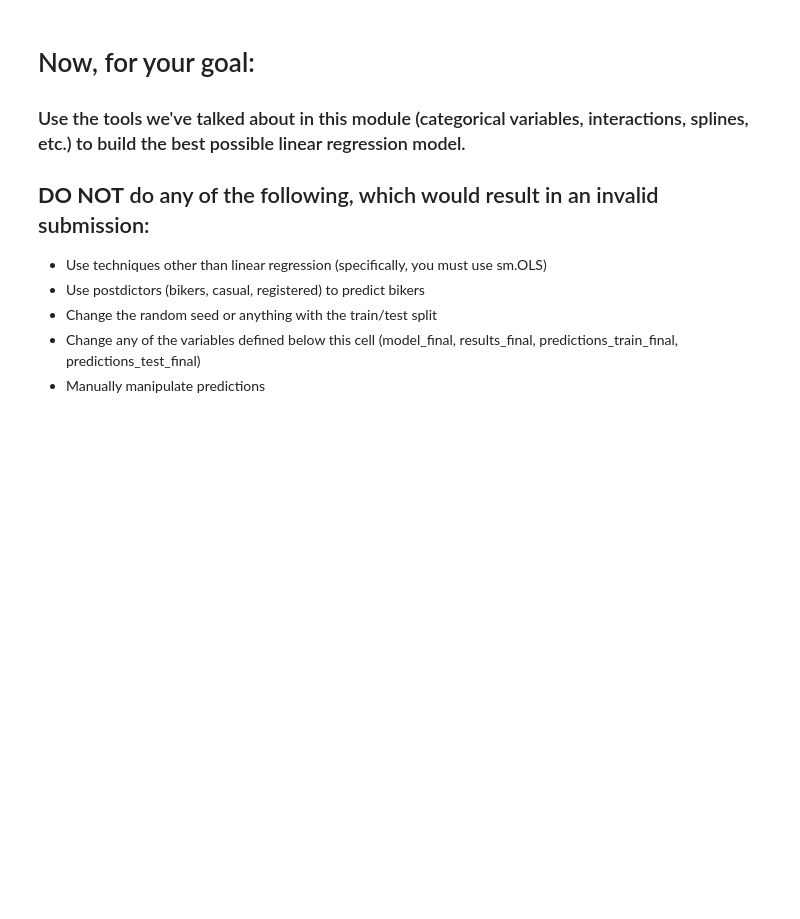
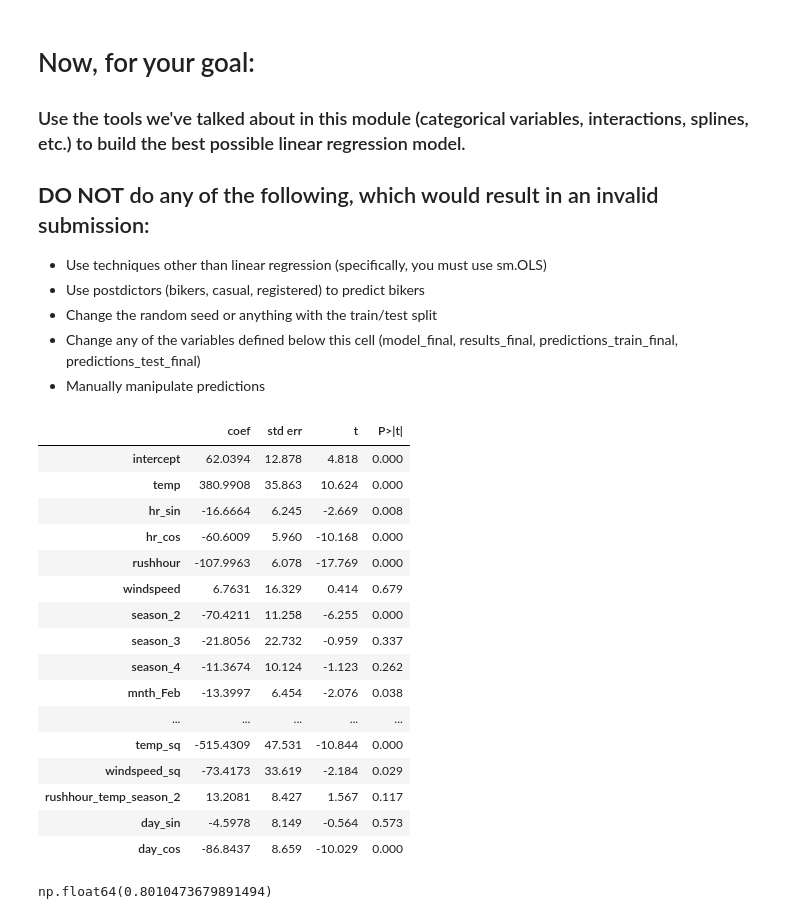
Before and after one commit to mikaylr/code_2600, a Jupyter notebook: mod05_nonlinear.ipynb, the cells around one changed output. Saved outputs shown, nothing was run; the diff lists cells and outputs as text; code cells hidden in the pictures; blank space fills up the shorter version.

```diff
--- a/mod05_nonlinear.ipynb
+++ b/mod05_nonlinear.ipynb
@@ -356,0 +452,3 @@ plot_avg_actual_vs_predicted_by_feature(X=X_train,
+# %%
+X_train['temp_sq'] = X_train['temp'] ** 2
+X_test['temp_sq'] = X_test['temp'] ** 2
@@ -357,12 +492,87 @@ plot_avg_actual_vs_predicted_by_feature(X=X_train,
 # %%
 # Build your linear regression model here.
 vars_to_include = [
-    #fillin
+    'intercept',
+    'temp',
+    'hr_sin',
+    'hr_cos',
+    'rushhour',
+    'windspeed',
+    'season_2',
+    'season_3',
+    'season_4',
+    'mnth_Feb',
+    'mnth_March',
+    'mnth_April',
+    'mnth_May',
+    'mnth_June',
+    'mnth_July',
+    'mnth_Aug',
+    'mnth_Sept',
+    'mnth_Oct',
+    'mnth_Nov',
+    'mnth_Dec',
+    'hr_sin_workingday',
+    'hr_cos_workingday',
+    'temp_season_2',
+    'temp_season_3',
+    'temp_season_4',
+    'hum',
+    'hum_cube',
+    'weather_cloudy/misty',
+    'weather_light rain/snow',
+    'holiday',
+    'day',
+    'temp_weather_light rain/snow',
+    'hr_sin_weather_2',
+    'hr_sin_weather_3',
+    'hr_cos_weather_2',
+    'hr_cos_weather_3',
+    'hum_weather_2',
+    'hum_weather_3',
+    'rushhour_workingday',
+    'rushhour_temp',
+    'temp_hr_sin',
+    'temp_hr_cos',
+    'hum_hr_sin',
+    'hum_hr_cos',
+    'windspeed_hr_sin',
+    'windspeed_hr_cos',
+    'temp_sq',
+    'windspeed_sq',
+    'rushhour_season_2',
+    'rushhour_season_3',
+    'rushhour_season_4',
+    'rushhour_temp_season_2',
+    'day_sin',
+    'day_cos'
 ]
 
 model_final = sm.OLS(y_train, X_train[vars_to_include])
 results_final = model_final.fit()
 summarize(results_final)
+# %% [output]
+|  | coef | std err | t | P>|t| |
+| intercept | 62.0394 | 12.878 | 4.818 | 0.000 |
+| temp | 380.9908 | 35.863 | 10.624 | 0.000 |
+| hr_sin | -16.6664 | 6.245 | -2.669 | 0.008 |
+| hr_cos | -60.6009 | 5.960 | -10.168 | 0.000 |
+| rushhour | -107.9963 | 6.078 | -17.769 | 0.000 |
+| windspeed | 6.7631 | 16.329 | 0.414 | 0.679 |
+| season_2 | -70.4211 | 11.258 | -6.255 | 0.000 |
+| season_3 | -21.8056 | 22.732 | -0.959 | 0.337 |
+| season_4 | -11.3674 | 10.124 | -1.123 | 0.262 |
+| mnth_Feb | -13.3997 | 6.454 | -2.076 | 0.038 |
+| ... | ... | ... | ... | ... |
+| temp_sq | -515.4309 | 47.531 | -10.844 | 0.000 |
+| windspeed_sq | -73.4173 | 33.619 | -2.184 | 0.029 |
+| rushhour_temp_season_2 | 13.2081 | 8.427 | 1.567 | 0.117 |
+| day_sin | -4.5978 | 8.149 | -0.564 | 0.573 |
+| day_cos | -86.8437 | 8.659 | -10.029 | 0.000 |
+# %%
+results_final.rsquared
+# %% [output]
+np.float64(0.8010473679891494)
 # %%
 predictions_train_final = predict(X_train[vars_to_include], results_final)
 print('MSE train: ', mse(y_train, predictions_train_final))
```
Also changed, not shown: parts of 17 cells of this notebook.
